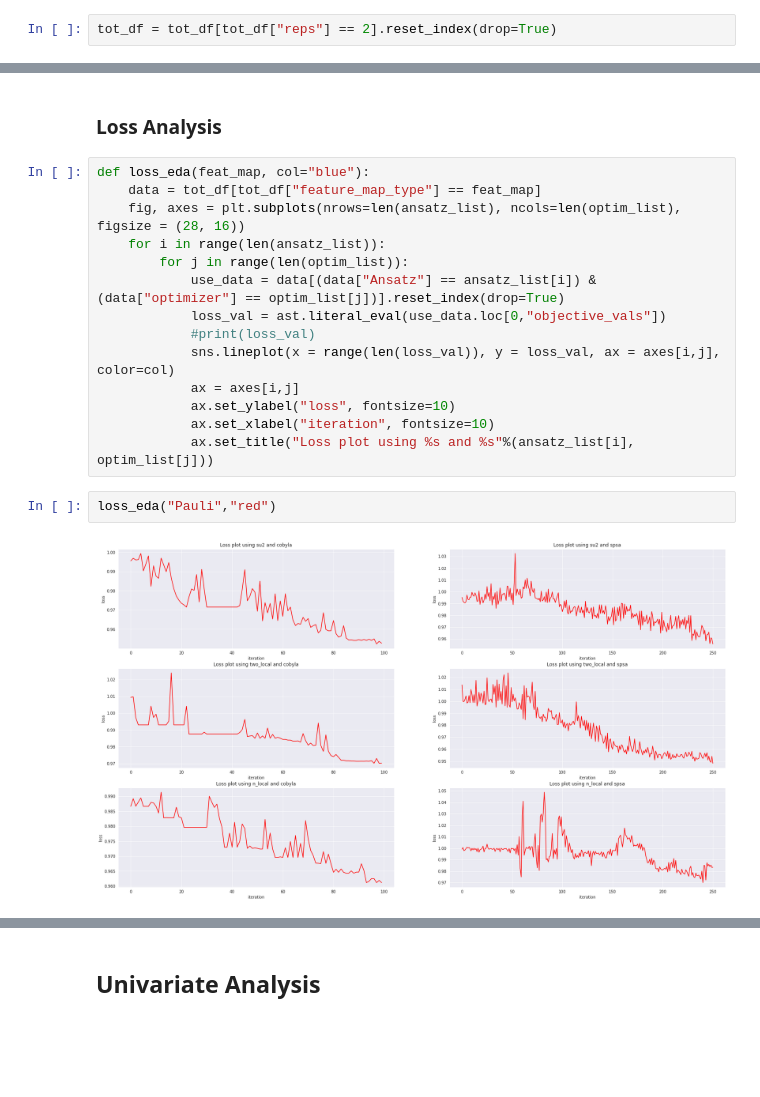
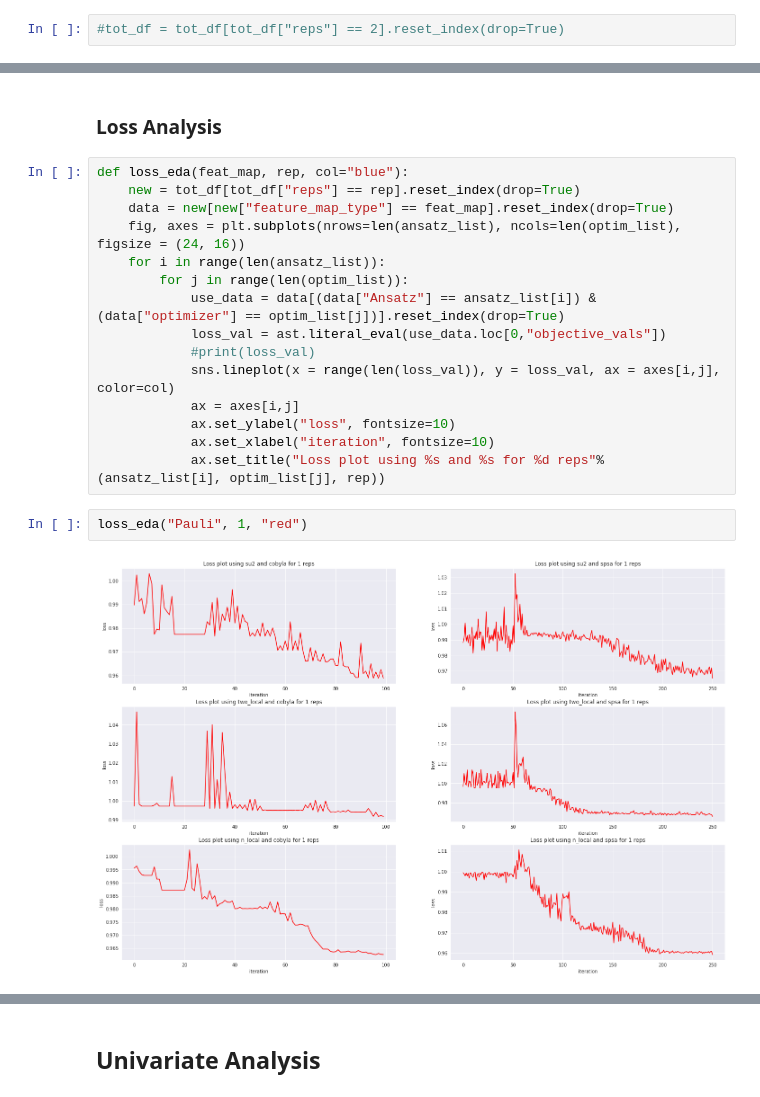
Before and after one commit to MUbarak123-56/qml-research, a Jupyter notebook: spaceship_titanic/vqc_code/data_analysis.ipynb, the cells around one changed output, grey strips where cells are left out. Drawn from its saved outputs; the diff is of its cells as text; blank space fills up the shorter version.

```diff
--- a/spaceship_titanic/vqc_code/data_analysis.ipynb
+++ b/spaceship_titanic/vqc_code/data_analysis.ipynb
@@ -62,7 +62,7 @@ tot_df.sort_values("f1_test", ascending=False)
 # %%
 tot_df["reps"] = tot_df["reps"].astype(int)
 # %%
-tot_df = tot_df[tot_df["reps"] == 2].reset_index(drop=True)
+#tot_df = tot_df[tot_df["reps"] == 2].reset_index(drop=True)
 # %%
 tot_df
 # %% [output]
@@ -85,9 +95,10 @@ ansatz_list, optim_list
 # %% [markdown]
 ### Loss Analysis
 # %%
-def loss_eda(feat_map, col="blue"):
-    data = tot_df[tot_df["feature_map_type"] == feat_map]
-    fig, axes = plt.subplots(nrows=len(ansatz_list), ncols=len(optim_list), figsize = (28, 16))
+def loss_eda(feat_map, rep, col="blue"):
+    new = tot_df[tot_df["reps"] == rep].reset_index(drop=True)
+    data = new[new["feature_map_type"] == feat_map].reset_index(drop=True)
+    fig, axes = plt.subplots(nrows=len(ansatz_list), ncols=len(optim_list), figsize = (24, 16))
     for i in range(len(ansatz_list)):
         for j in range(len(optim_list)):
             use_data = data[(data["Ansatz"] == ansatz_list[i]) & (data["optimizer"] == optim_list[j])].reset_index(drop=True)
@@ -97,9 +108,9 @@ def loss_eda(feat_map, col="blue"):
             ax = axes[i,j]
             ax.set_ylabel("loss", fontsize=10)
             ax.set_xlabel("iteration", fontsize=10)
-            ax.set_title("Loss plot using %s and %s"%(ansatz_list[i], optim_list[j]))
+            ax.set_title("Loss plot using %s and %s for %d reps"%(ansatz_list[i], optim_list[j], rep))
 # %%
-loss_eda("Pauli","red")
+loss_eda("Pauli", 1, "red")
 # %% [output]
-[figure, old version]
+[figure, new version]
 # %%
```
Also changed, not shown: parts of 12 cells of this notebook, 4 other files.
